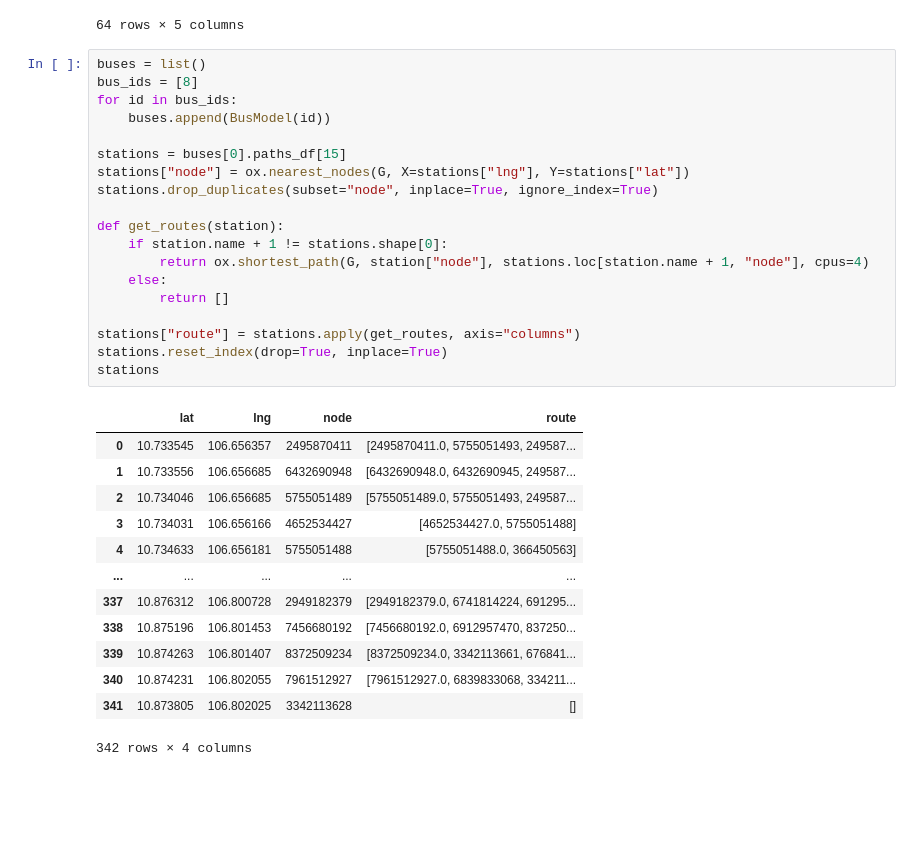
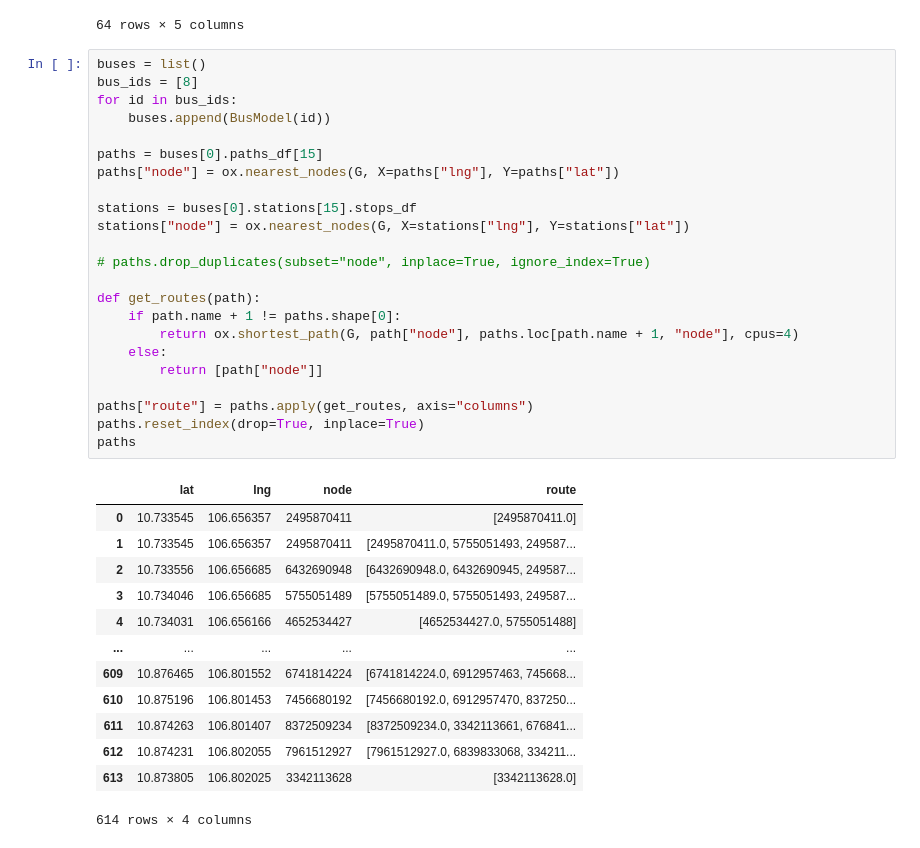
Before and after one commit to ptquang2000/hcm-bus-model, a Jupyter notebook: main.ipynb, the cells around one changed output. Cells and saved outputs as stored; diff of their text form; blank space fills up the shorter version.

```diff
--- a/main.ipynb
+++ b/main.ipynb
@@ -126,33 +127,37 @@ stations
 # %%
 buses = list()
 bus_ids = [8]
 for id in bus_ids:
     buses.append(BusModel(id))
 
-stations = buses[0].paths_df[15]
+paths = buses[0].paths_df[15]
+paths["node"] = ox.nearest_nodes(G, X=paths["lng"], Y=paths["lat"])
+
+stations = buses[0].stations[15].stops_df
 stations["node"] = ox.nearest_nodes(G, X=stations["lng"], Y=stations["lat"])
-stations.drop_duplicates(subset="node", inplace=True, ignore_index=True)
 
-def get_routes(station):
-    if station.name + 1 != stations.shape[0]:
-        return ox.shortest_path(G, station["node"], stations.loc[station.name + 1, "node"], cpus=4)
+# paths.drop_duplicates(subset="node", inplace=True, ignore_index=True)
+
+def get_routes(path):
+    if path.name + 1 != paths.shape[0]:
+        return ox.shortest_path(G, path["node"], paths.loc[path.name + 1, "node"], cpus=4)
     else:
-        return []
+        return [path["node"]]
 
-stations["route"] = stations.apply(get_routes, axis="columns")
-stations.reset_index(drop=True, inplace=True)
-stations
+paths["route"] = paths.apply(get_routes, axis="columns")
+paths.reset_index(drop=True, inplace=True)
+paths
 # %% [output]
 |  | lat | lng | node | route |
-| 0 | 10.733545 | 106.656357 | 2495870411 | [2495870411.0, 5755051493, 249587... |
-| 1 | 10.733556 | 106.656685 | 6432690948 | [6432690948.0, 6432690945, 249587... |
-| 2 | 10.734046 | 106.656685 | 5755051489 | [5755051489.0, 5755051493, 249587... |
-| 3 | 10.734031 | 106.656166 | 4652534427 | [4652534427.0, 5755051488] |
-| 4 | 10.734633 | 106.656181 | 5755051488 | [5755051488.0, 366450563] |
+| 0 | 10.733545 | 106.656357 | 2495870411 | [2495870411.0] |
+| 1 | 10.733545 | 106.656357 | 2495870411 | [2495870411.0, 5755051493, 249587... |
+| 2 | 10.733556 | 106.656685 | 6432690948 | [6432690948.0, 6432690945, 249587... |
+| 3 | 10.734046 | 106.656685 | 5755051489 | [5755051489.0, 5755051493, 249587... |
+| 4 | 10.734031 | 106.656166 | 4652534427 | [4652534427.0, 5755051488] |
 | ... | ... | ... | ... | ... |
-| 337 | 10.876312 | 106.800728 | 2949182379 | [2949182379.0, 6741814224, 691295... |
-| 338 | 10.875196 | 106.801453 | 7456680192 | [7456680192.0, 6912957470, 837250... |
-| 339 | 10.874263 | 106.801407 | 8372509234 | [8372509234.0, 3342113661, 676841... |
-| 340 | 10.874231 | 106.802055 | 7961512927 | [7961512927.0, 6839833068, 334211... |
-| 341 | 10.873805 | 106.802025 | 3342113628 | [] |
+| 609 | 10.876465 | 106.801552 | 6741814224 | [6741814224.0, 6912957463, 745668... |
+| 610 | 10.875196 | 106.801453 | 7456680192 | [7456680192.0, 6912957470, 837250... |
+| 611 | 10.874263 | 106.801407 | 8372509234 | [8372509234.0, 3342113661, 676841... |
+| 612 | 10.874231 | 106.802055 | 7961512927 | [7961512927.0, 6839833068, 334211... |
+| 613 | 10.873805 | 106.802025 | 3342113628 | [3342113628.0] |
-342 rows × 4 columns
+614 rows × 4 columns
```
Also changed, not shown: parts of 10 cells of this notebook.
